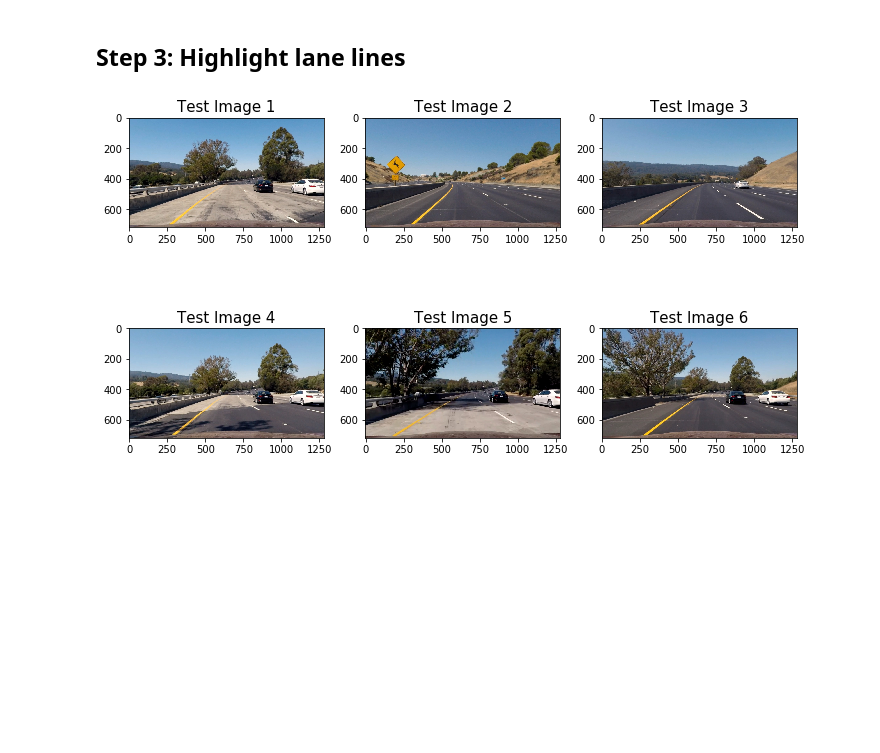
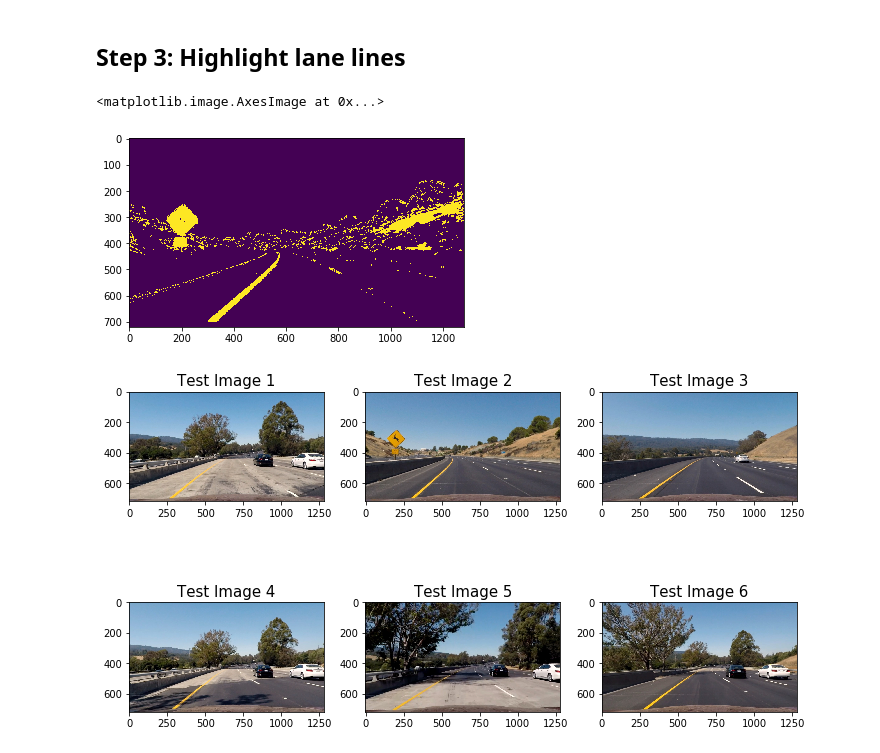
Before and after one commit to Jazzbert/CarND-Advanced-Lane-Lines, a Jupyter notebook: CarND-AdvancedLaneFinding.ipynb, the cells around one changed output. Cells and saved outputs as stored; diff of their text form; code cells hidden in the pictures; blank space fills up the shorter version.

```diff
--- a/CarND-AdvancedLaneFinding.ipynb
+++ b/CarND-AdvancedLaneFinding.ipynb
@@ -162,8 +162,9 @@ ret, mtx, dist, rvecs, tvecs = \
 def cal_undistort(img):
     '''
     Return the undistorted image using vectors in already established global variables mtx and dist
-    :img: image to be undistorted
-    :return: undistorted image
+    Args:
+        img: image to be undistorted
+    Returns: undistorted image
     '''
     return cv2.undistort(img, mtx, dist, None, mtx)
 
@@ -241,8 +242,9 @@ def warp(undist_img):
     '''
     Return an image warped to show a "top-down" view of the region included with an offset on
       top, left, and right to include extra range
-    :undist_img: an image adjusted for camera distortion
-    :return: a warped image based showing just the defined rectangle + offsets
+    Args:
+        undist_img: an image adjusted for camera distortion
+    Returns: a warped image based showing just the defined rectangle + offsets
     '''
     return cv2.warpPerspective(undist_img, M, undist_img.shape[0:2])
 
@@ -250,8 +252,9 @@ def unwarp(img):
     '''
     Return an image with data to overlay on original undistorted image.  This is intended to
       be able to return graphed data (e.g., lane polygon) combining with original image.
-    :img: image to be restored to original proportions
-    :return: an image restored to original (camera-calibrated) proportions
+    Args:
+        img: image to be restored to original proportions
+    Returns: an image restored to original (camera-calibrated) proportions
     '''
     return cv2.warpPerspective(img, Minv, img.shape[0:2])
 
@@ -414,8 +428,9 @@ def highlight(image):
     went into creating this, but ultimately it highlights pixes with yellow hues and saturation,
     and uses the lightness and saturation of HLS color to detect gradient changes and combine
     x, y, magnitude and direction into a single binary result.
-    :image: full color image (RGB) to be processed
-    :return: binary image highlighting lane lines
+    Args:
+        image: full color image (RGB) to be processed
+    Returns: binary image highlighting lane lines
     '''
     ksize = 7
 
@@ -440,33 +455,40 @@ def highlight(image):
 
     # combine yellow and both gradient views
     combined = np.zeros_like(yellow_binary)
     combined[(yellow_binary == 1) | (comb_grad_s == 1) | (comb_grad_l == 1)] = 1
 
     return combined
 
 def gradient_combined(img, ksize):
     '''
     Function applies a combination of line gradient over x and y and the gradient vector over
     magnitude and direction.  It combines the four values as (x AND y) OR (MAG & DIR).
-    :img: single color dimension image input
-    :return: binary image output with combined gradient calculation
+    Args:
+        img: single color dimension image input
+    Returns: binary image output with combined gradient calculation
     '''
     # Determine individual components
     gradx = abs_sobel_thresh(img, orient='x', sobel_kernel=ksize, thresh=(50, 150))
     grady = abs_sobel_thresh(img, orient='y', sobel_kernel=ksize, thresh=(50, 150))
     mag = mag_thresh(img, sobel_kernel=ksize, thresh=(40, 150))
     direction = dir_threshold(img, sobel_kernel=ksize, thresh=(0.7, 1.2))
 
     # Combine compoents with bit-wise comparisons
     combined = np.zeros_like(gradx)
     combined[((gradx == 1) & (grady == 1)) | ((mag == 1) & (direction == 1))] = 1
     return combined
 
 
 # Highlight and then warp each test image
 highlighted_images = []
 lane_images = []
 for image in test_images:
     highlighted_images.append(highlight(image))
     lane_images.append(warp(highlight(image)))
+
+
+plt.imshow(highlighted_images[1])
+# %% [output]
+<matplotlib.image.AxesImage at 0x...>
+[figure, added]
 # %%
```
Also changed, not shown: parts of 12 cells of this notebook, 15 other files.
